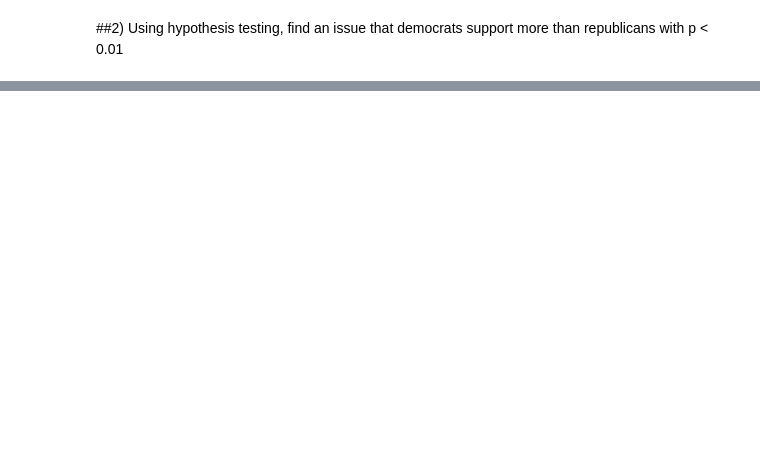
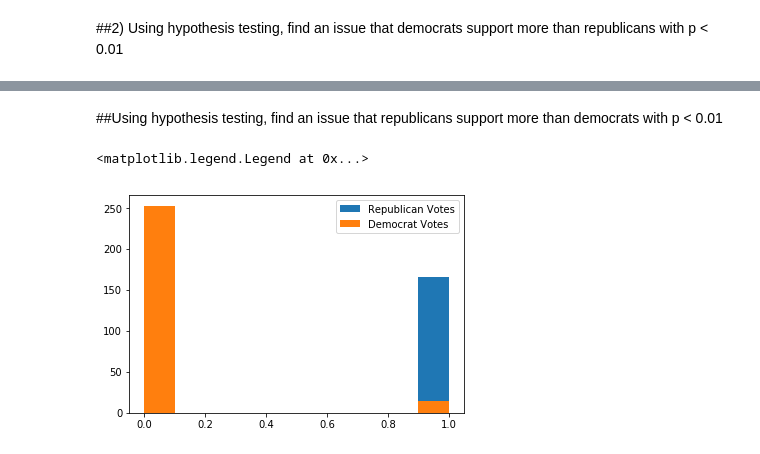
Before and after one commit to AdrianduPlessis/DS-Unit-1-Sprint-3-Statistical-Tests-and-Experiments, a Jupyter notebook: module1-statistics-probability-and-inference/LS_DS_131_Statistics_Probability_Assignment.ipynb, the cells around one changed output, grey strips where cells are left out. Drawn from its saved outputs; the diff is of its cells as text; code cells hidden in the pictures; blank space fills up the shorter version.

```diff
--- a/module1-statistics-probability-and-inference/LS_DS_131_Statistics_Probability_Assignment.ipynb
+++ b/module1-statistics-probability-and-inference/LS_DS_131_Statistics_Probability_Assignment.ipynb
@@ -144,0 +185,12 @@ democrat_subset.head()'''
+# %% [markdown]
+##Using hypothesis testing, find an issue that republicans support more than democrats with p < 0.01
+# %%
+fig, axs = plt.subplots(1, 1)
+
+# We can set the number of bins with the `bins` kwarg
+axs.hist(republican_subset['physician-fee-freeze'])
+axs.hist(democrat_subset['physician-fee-freeze'])
+axs.legend(["Republican Votes", 'Democrat Votes'])
+# %% [output]
+<matplotlib.legend.Legend at 0x...>
+[figure, added]
```
Also changed, not shown: parts of 14 cells of this notebook.
